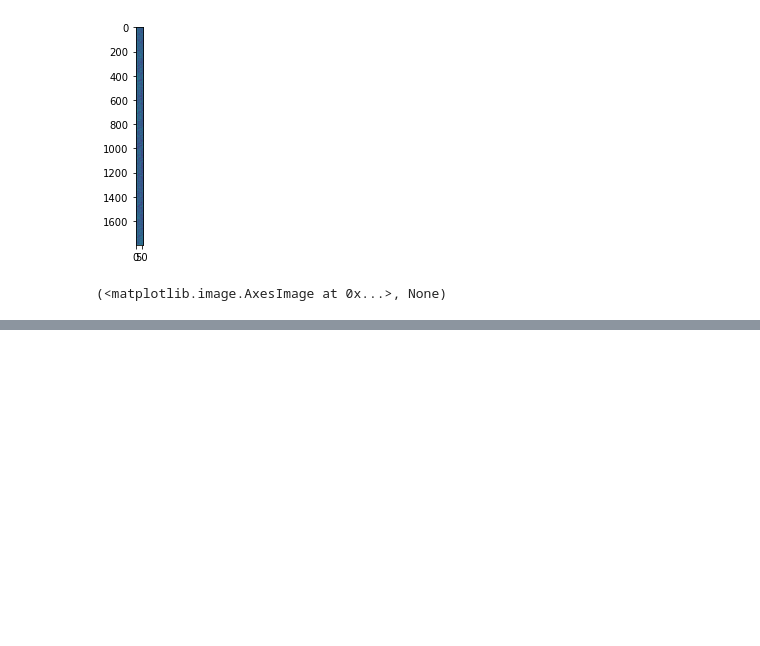
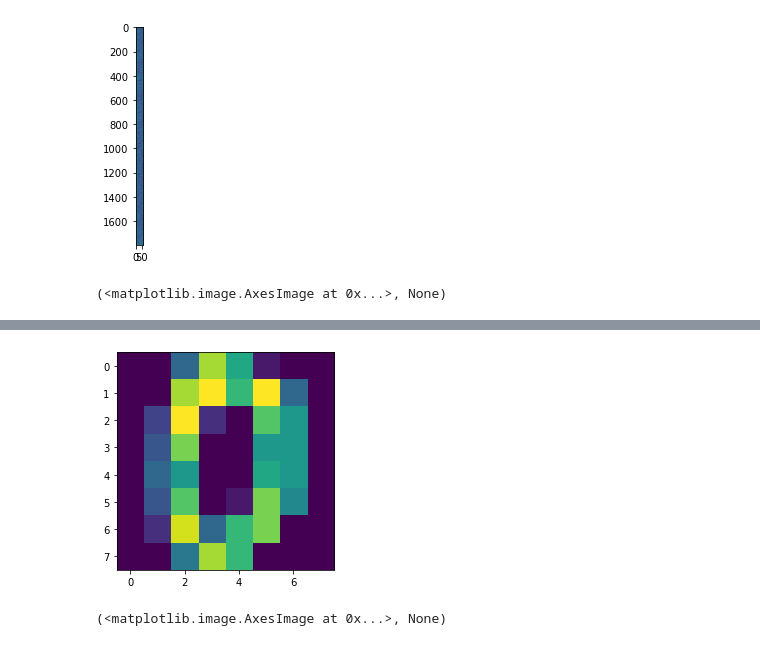
Before and after one commit to gtm2122/Parallel_Tricubic_Interpolation, a Jupyter notebook: gen_test.ipynb, the cells around one changed output, grey strips where cells are left out. Drawn from its saved outputs; the diff is of its cells as text; code cells hidden in the pictures; blank space fills up the shorter version.

```diff
--- a/gen_test.ipynb
+++ b/gen_test.ipynb
@@ -48 +51,6 @@ for i in range(0,8):
+# %%
+plt.imshow(cpp[0,:,:]),plt.show()
+# %% [output]
+[figure, added]
+(<matplotlib.image.AxesImage at 0x...>, None)
 # %%
```
Also changed, not shown: parts of 9 cells of this notebook.
